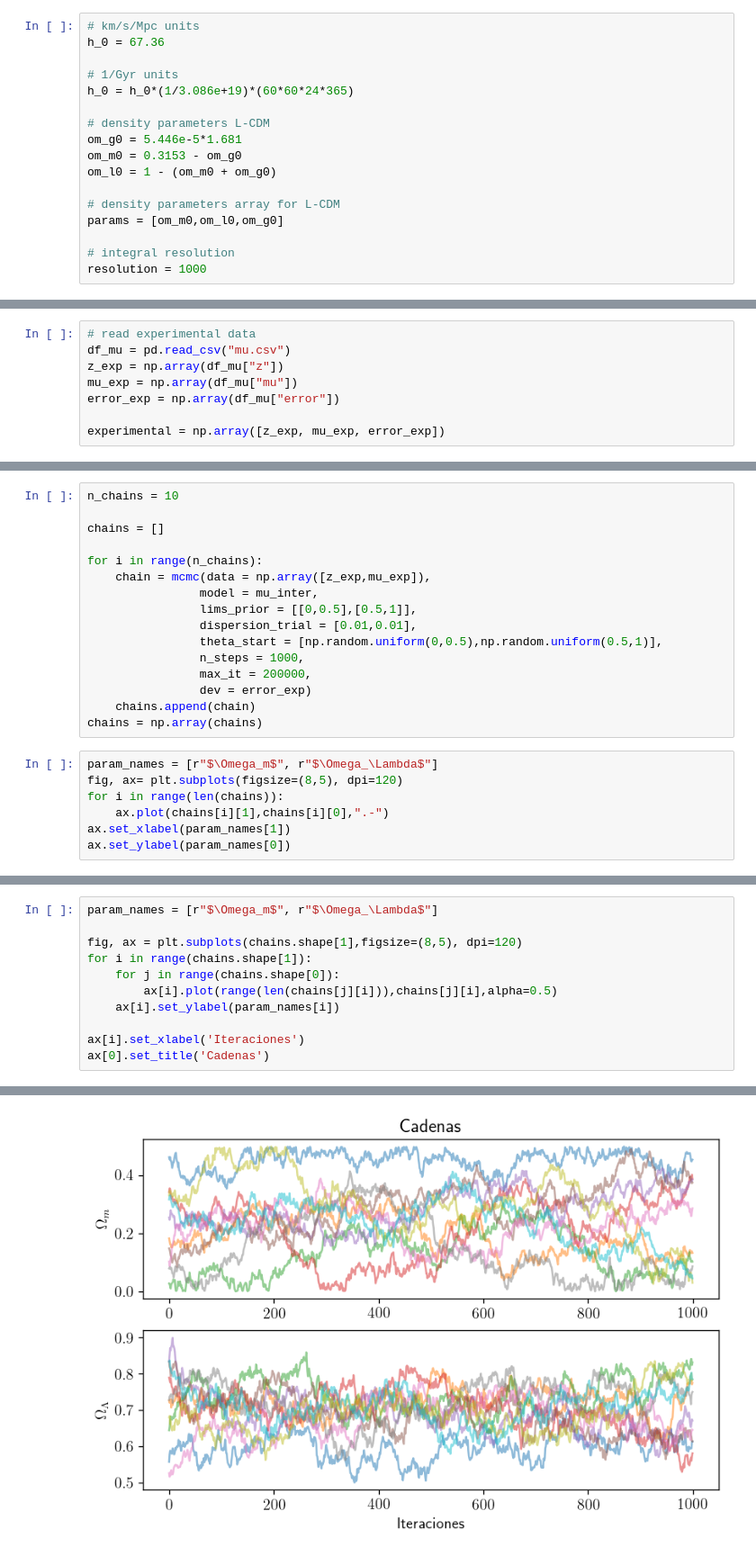
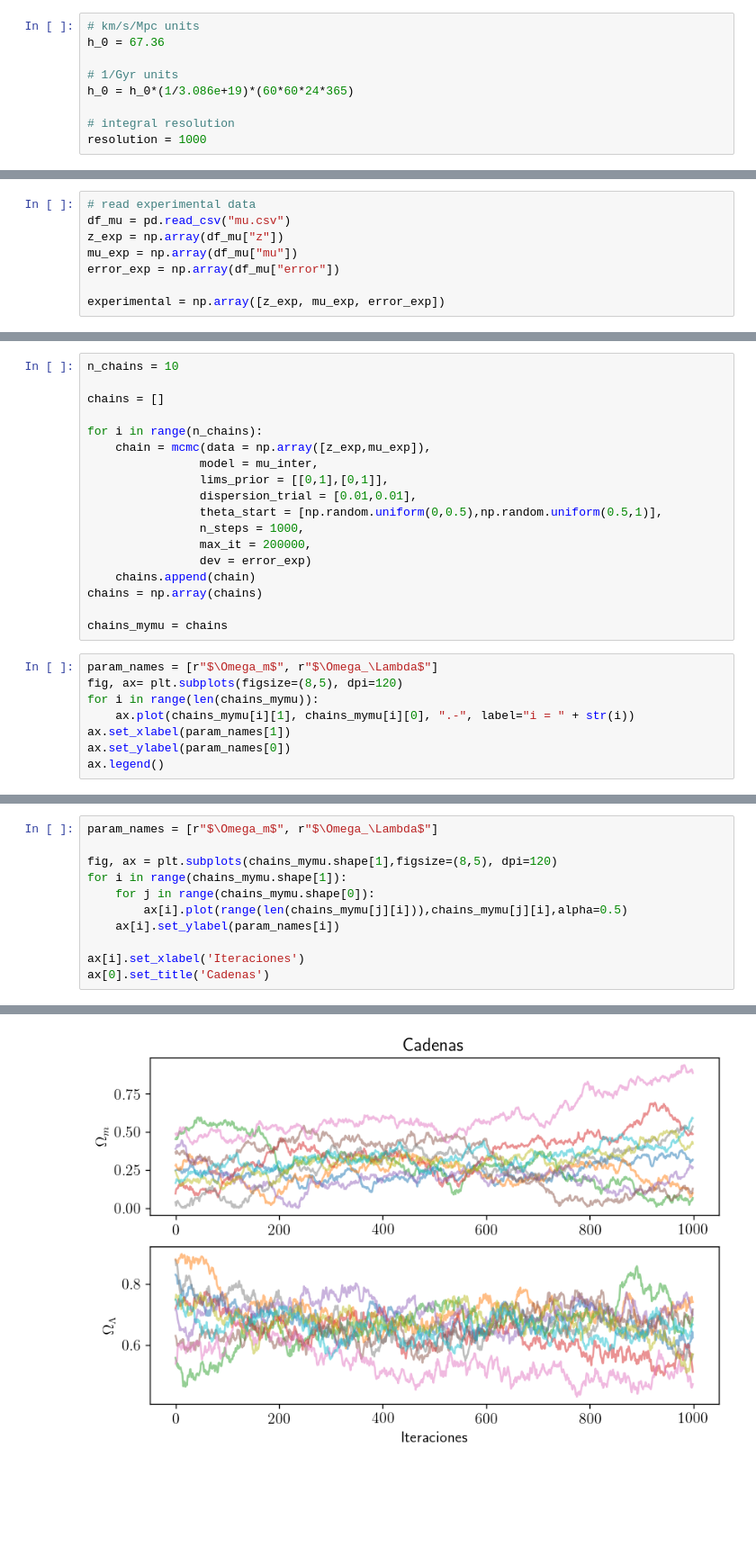
Before and after one commit to ChavezUriel/CosmoProj3, a Jupyter notebook: Supernova_Data_Fit.ipynb, the cells around one changed output, grey strips where cells are left out. Shown at 90% size. Drawn from its saved outputs; the diff is of its cells as text; blank space fills up the shorter version.

```diff
--- a/Supernova_Data_Fit.ipynb
+++ b/Supernova_Data_Fit.ipynb
@@ -44,13 +49,5 @@ h_0 = 67.36
 # 1/Gyr units
 h_0 = h_0*(1/3.086e+19)*(60*60*24*365)
 
-# density parameters L-CDM
-om_g0 = 5.446e-5*1.681
-om_m0 = 0.3153 - om_g0
-om_l0 = 1 - (om_m0 + om_g0)
-
-# density parameters array for L-CDM
-params = [om_m0,om_l0,om_g0]
-
 # integral resolution
 resolution = 1000
@@ -139,7 +144,7 @@ chains = []
 for i in range(n_chains):
     chain = mcmc(data = np.array([z_exp,mu_exp]),
                 model = mu_inter,
-                lims_prior = [[0,0.5],[0.5,1]],
+                lims_prior = [[0,1],[0,1]],
                 dispersion_trial = [0.01,0.01],
                 theta_start = [np.random.uniform(0,0.5),np.random.uniform(0.5,1)],
                 n_steps = 1000,
@@ -147,11 +152,14 @@ for i in range(n_chains):
                 dev = error_exp)
     chains.append(chain)
 chains = np.array(chains)
+
+chains_mymu = chains
 # %%
 param_names = [r"$\Omega_m$", r"$\Omega_\Lambda$"]
 fig, ax= plt.subplots(figsize=(8,5), dpi=120)
-for i in range(len(chains)):
-    ax.plot(chains[i][1],chains[i][0],".-")
+for i in range(len(chains_mymu)):
+    ax.plot(chains_mymu[i][1], chains_mymu[i][0], ".-", label="i = " + str(i))
 ax.set_xlabel(param_names[1])
 ax.set_ylabel(param_names[0])
+ax.legend()
 # %% [output]
@@ -160,15 +168,15 @@ Text(0, 0.5, '$\\Omega_m$')
 # %%
 param_names = [r"$\Omega_m$", r"$\Omega_\Lambda$"]
 
-fig, ax = plt.subplots(chains.shape[1],figsize=(8,5), dpi=120)
-for i in range(chains.shape[1]):
-    for j in range(chains.shape[0]):
-        ax[i].plot(range(len(chains[j][i])),chains[j][i],alpha=0.5)
+fig, ax = plt.subplots(chains_mymu.shape[1],figsize=(8,5), dpi=120)
+for i in range(chains_mymu.shape[1]):
+    for j in range(chains_mymu.shape[0]):
+        ax[i].plot(range(len(chains_mymu[j][i])),chains_mymu[j][i],alpha=0.5)
     ax[i].set_ylabel(param_names[i])
 
 ax[i].set_xlabel('Iteraciones')
 ax[0].set_title('Cadenas')
 # %% [output]
 Text(0.5, 1.0, 'Cadenas')
-[figure, old version]
+[figure, new version]
 # %%
```
Also changed, not shown: parts of 31 cells of this notebook.
